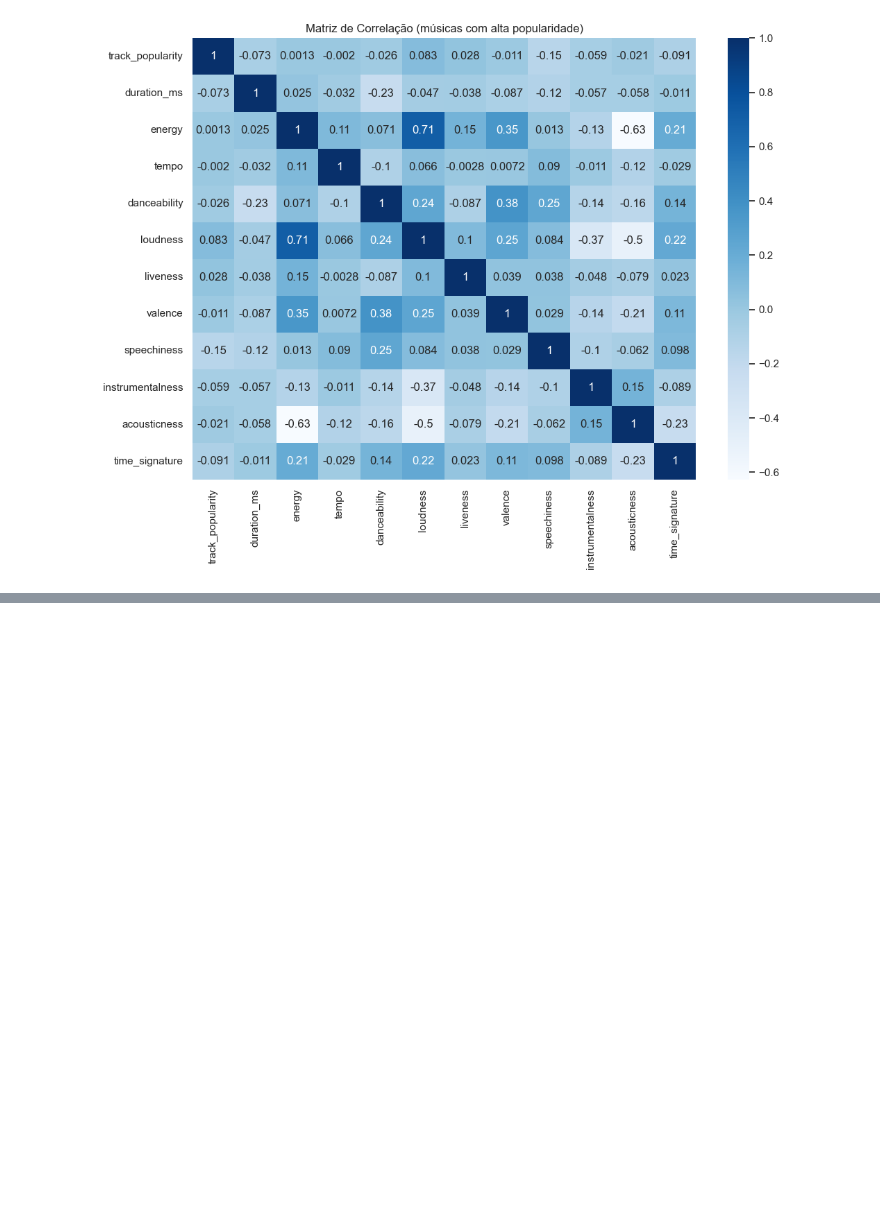
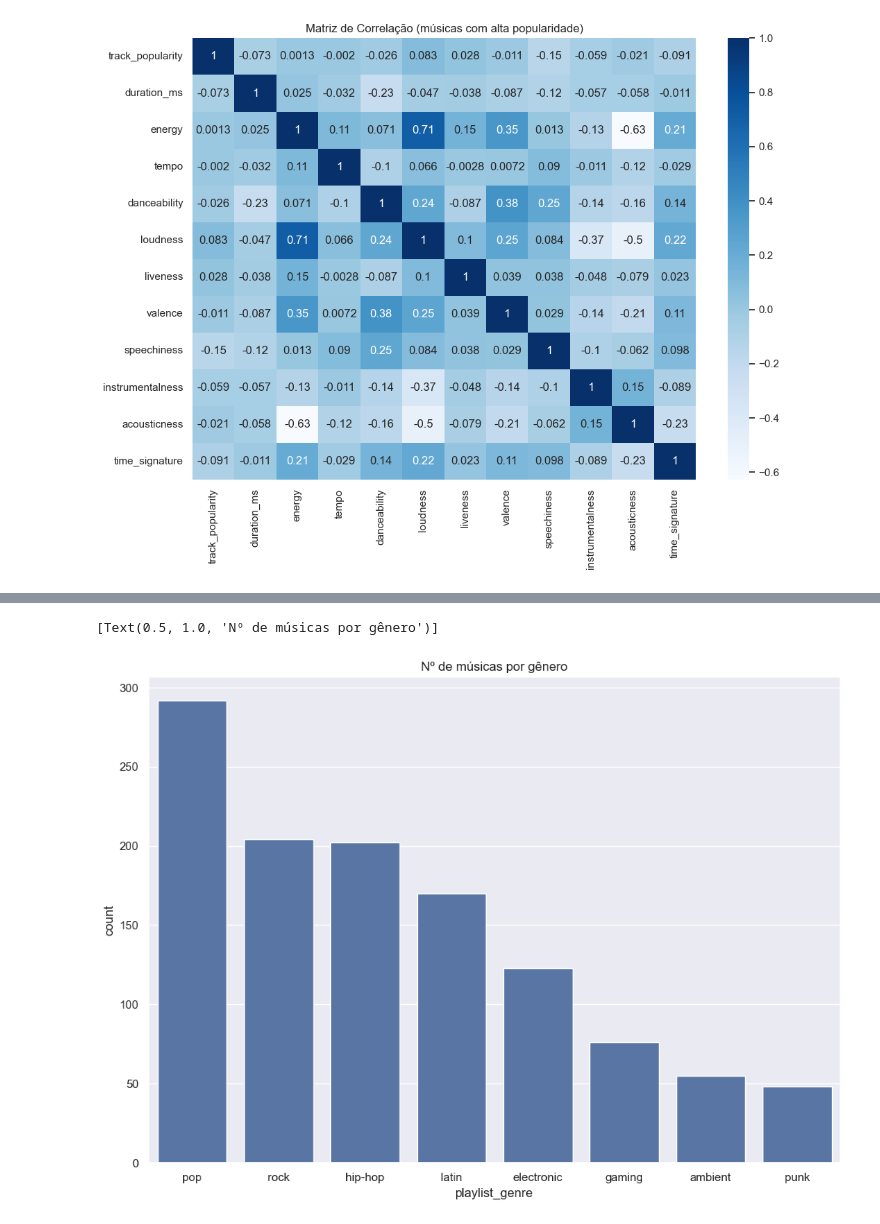
Before and after one commit to vhdtv/Previsor-de-Hits-IA, a Jupyter notebook: notebooks/analise_exploratoria.ipynb, the cells around one changed output, grey strips where cells are left out. Cells and saved outputs as stored; diff of their text form; code cells hidden in the pictures; blank space fills up the shorter version.

```diff
--- a/notebooks/analise_exploratoria.ipynb
+++ b/notebooks/analise_exploratoria.ipynb
@@ -104,0 +170,5 @@ sns.heatmap(correlation_data, cmap="Blues", annot=True).set(title="Matriz de Cor
+# %%
+sns.barplot(df["playlist_genre"].value_counts().head(8)).set(title="Nº de músicas por gênero")
+# %% [output]
+[Text(0.5, 1.0, 'Nº de músicas por gênero')]
+[figure, added]
```
Also changed, not shown: parts of 10 cells of this notebook, 1 other file.
